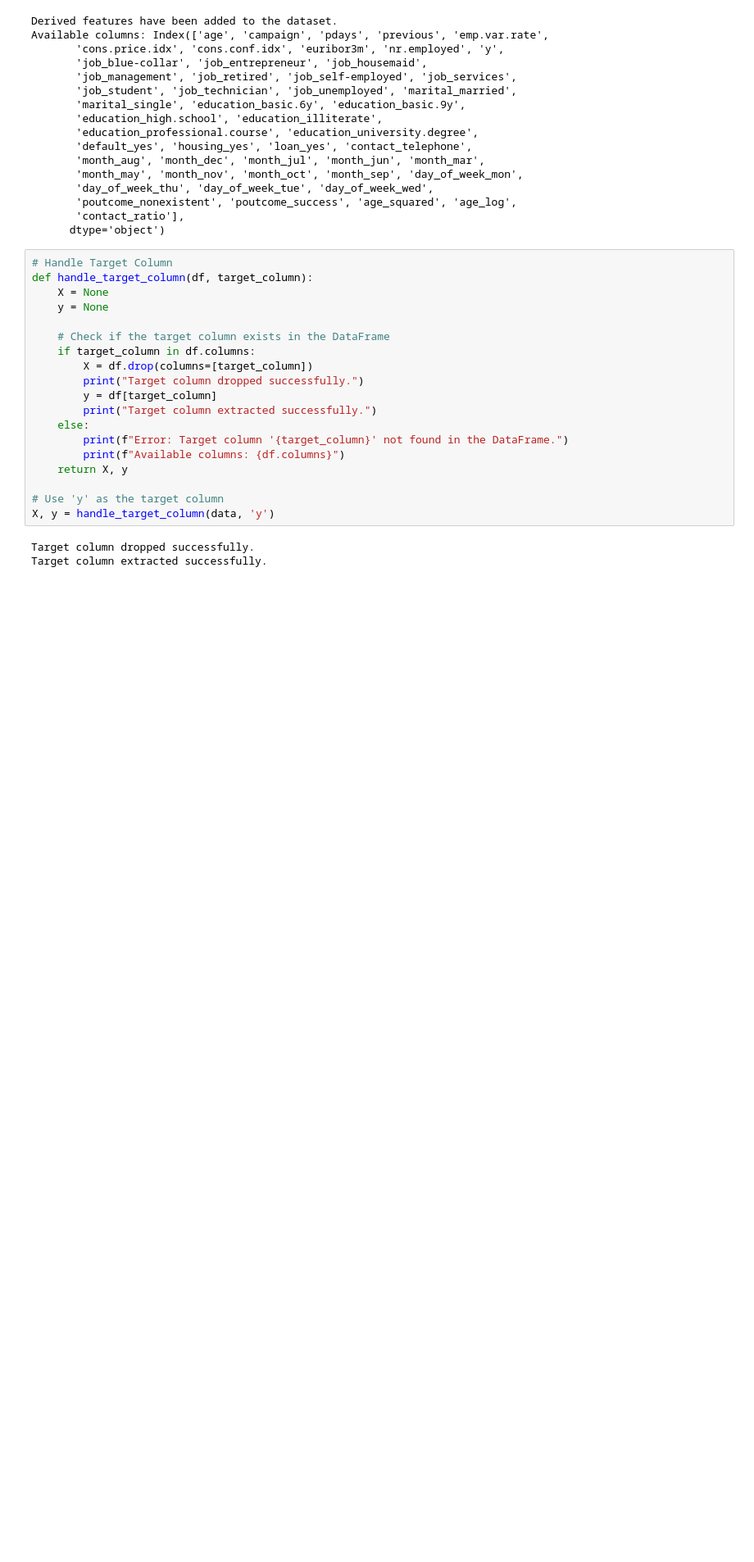
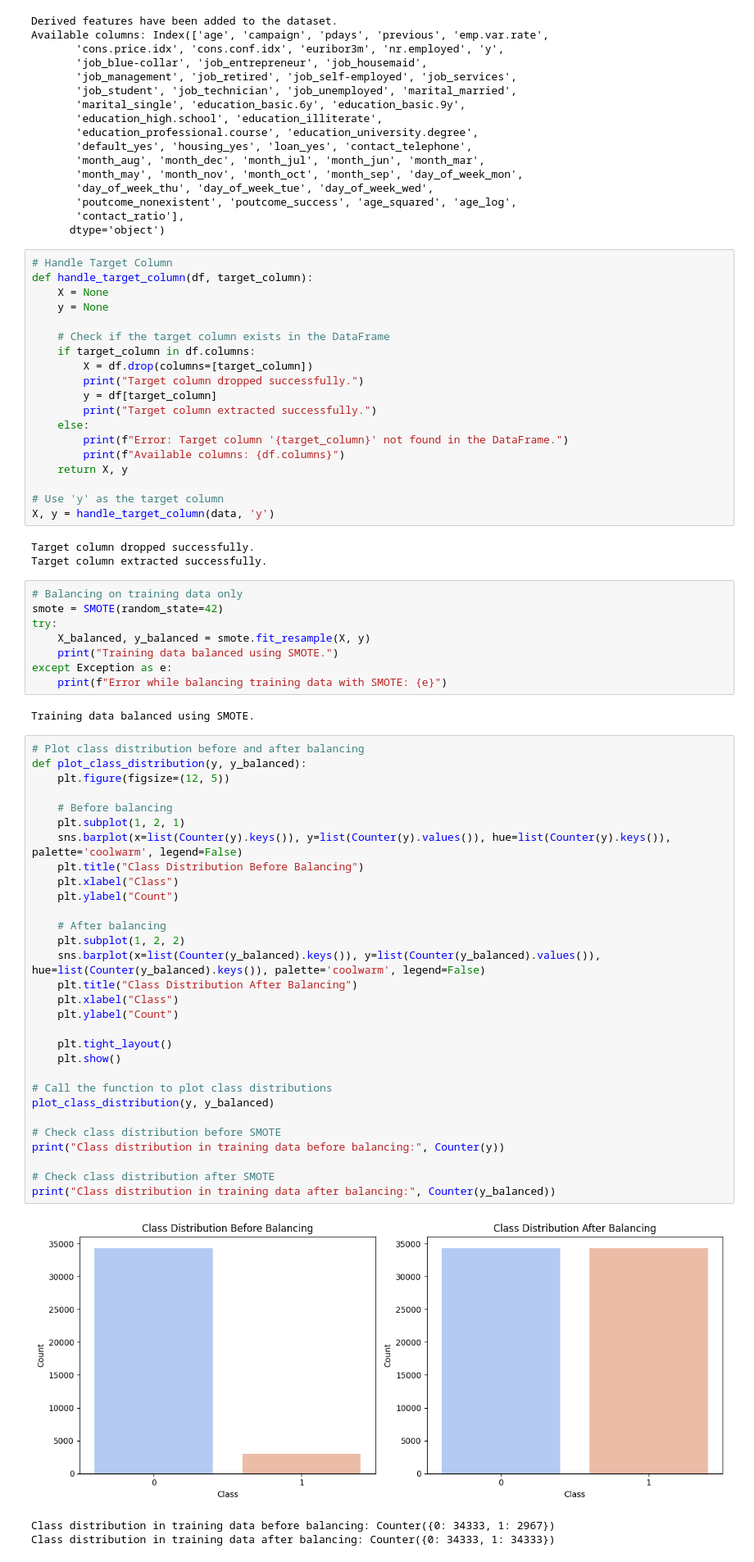
Before and after one commit to mathu3004/Bank_Marketing_MachineLearning_CW, a Jupyter notebook: Bank_Marketing_CM2604.ipynb, the cells around one changed output. Shown at 82% size. Cells and saved outputs as stored; diff of their text form; blank space fills up the shorter version.

Commit message:
Balance and Split

```diff
--- a/Bank_Marketing_CM2604.ipynb
+++ b/Bank_Marketing_CM2604.ipynb
@@ -593,3 +593,47 @@ X, y = handle_target_column(data, 'y')
 # %% [output]
 Target column dropped successfully.
 Target column extracted successfully.
+# %%
+# Balancing on training data only
+smote = SMOTE(random_state=42)
+try:
+    X_balanced, y_balanced = smote.fit_resample(X, y)
+    print("Training data balanced using SMOTE.")
+except Exception as e:
+    print(f"Error while balancing training data with SMOTE: {e}")
+# %% [output]
+Training data balanced using SMOTE.
+# %%
+# Plot class distribution before and after balancing
+def plot_class_distribution(y, y_balanced):
+    plt.figure(figsize=(12, 5))
+
+    # Before balancing
+    plt.subplot(1, 2, 1)
+    sns.barplot(x=list(Counter(y).keys()), y=list(Counter(y).values()), hue=list(Counter(y).keys()), palette='coolwarm', legend=False)
+    plt.title("Class Distribution Before Balancing")
+    plt.xlabel("Class")
+    plt.ylabel("Count")
+
+    # After balancing
+    plt.subplot(1, 2, 2)
+    sns.barplot(x=list(Counter(y_balanced).keys()), y=list(Counter(y_balanced).values()), hue=list(Counter(y_balanced).keys()), palette='coolwarm', legend=False)
+    plt.title("Class Distribution After Balancing")
+    plt.xlabel("Class")
+    plt.ylabel("Count")
+
+    plt.tight_layout()
+    plt.show()
+
+# Call the function to plot class distributions
+plot_class_distribution(y, y_balanced)
+
+# Check class distribution before SMOTE
+print("Class distribution in training data before balancing:", Counter(y))
+
+# Check class distribution after SMOTE
+print("Class distribution in training data after balancing:", Counter(y_balanced))
+# %% [output]
+[figure, added]
+Class distribution in training data before balancing: Counter({0: 34333, 1: 2967})
+Class distribution in training data after balancing: Counter({0: 34333, 1: 34333})
```
Also changed, not shown: parts of 2 cells of this notebook.
